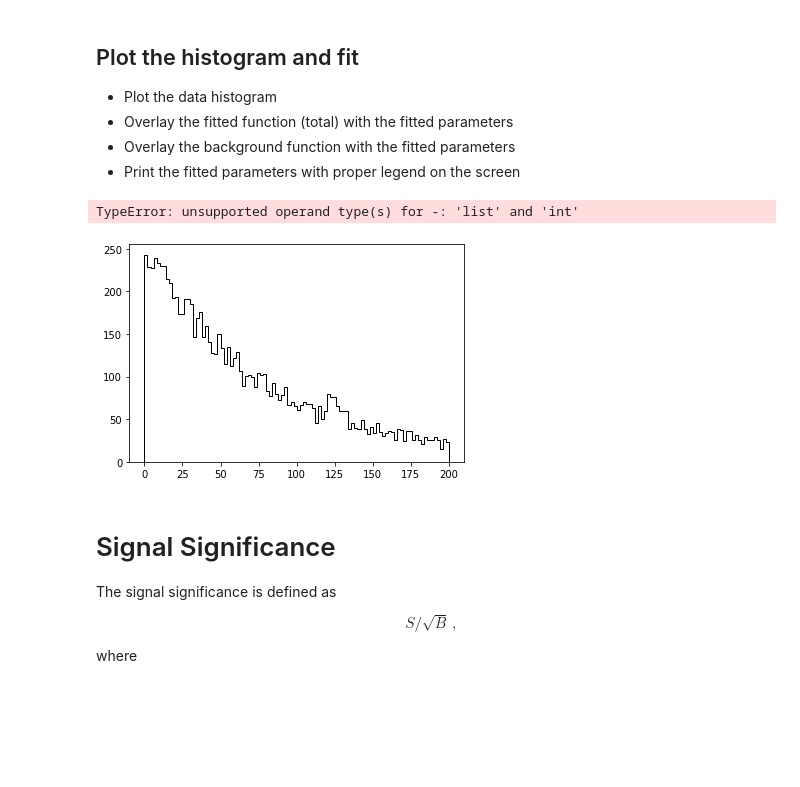
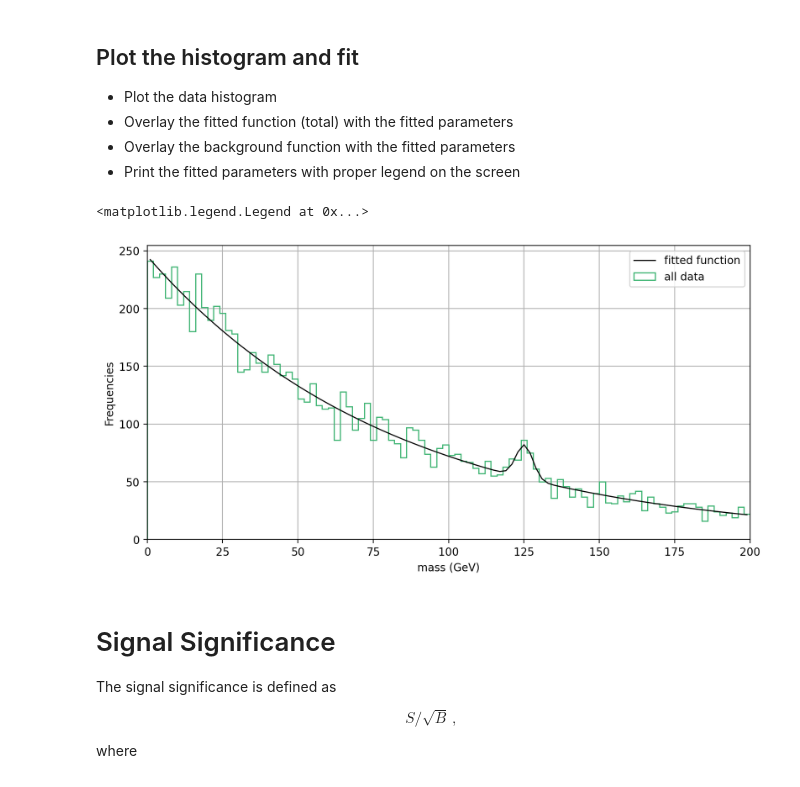
Before and after one commit to emanuelitoss/cmp_2122, a Jupyter notebook: Higgs_spectrum.ipynb, the cells around one changed output. Cells and saved outputs as stored; diff of their text form; code cells hidden in the pictures; blank space fills up the shorter version.

```diff
--- a/Higgs_spectrum.ipynb
+++ b/Higgs_spectrum.ipynb
@@ -148,5 +149,6 @@ Plot the merged data and make sure it is indeed the sum of the two sub-samples.
 plt.title("Events distribution")
 plt.xlabel("Mass (GeV)")
 plt.ylabel("Number of events")
-binned_data, bins, _ = plt.hist(data, bins=n_bins, label='all data', color='black', histtype='step', range=(x_min, x_max))
+binned_data, bins, _ = plt.hist(data, bins=n_bins, label='all data', color='mediumpurple', histtype='step', range=(x_min, x_max))
+plt.legend("Signal + Background")
 # %% [output]
@@ -166,4 +169,6 @@ Using a comprehension, prepare a list `center_bins` from `bins` with length of `
 # %%
 center_bins = list(bins + bin_width/2)
 center_bins.pop()
+center_bins = np.array(center_bins)
+print(type(center_bins), center_bins)
 # %% [output]
@@ -196,8 +208,8 @@ def sig(x, Norm = n_sig_0, mean = m_sig, width = w_sig):
 def bkg(x, Norm = n_bkg_0, alpha = 80):
   return Norm*np.exp(-x/alpha)
 
-def total(x, NormSig = n_sig_0, mean = m_sig, width = w_sig, Norm = n_bkg_0, alpha = 80):
-  return sig(x, NormSig) + bkg(x)
+def total(x, NormSig = n_sig_0, mean = m_sig, width = w_sig, NormBkg = n_bkg_0, alpha = 80):
+  return sig(x, NormSig, mean, width) + bkg(x, NormBkg, alpha)
 # %% [markdown]
 ## Plot fit function
 
@@ -248,11 +264,20 @@ print(pars_cov)
 - Overlay the background function with the fitted parameters
 - Print the fitted parameters with proper legend on the screen
 # %%
-plt.hist(data, bins=n_bins, label='all data', color='black', histtype='step', range=(x_min, x_max))
-plt.plot(center_bins, total(center_bins, pars), label='fitted function', color='seagreen')
+def fitted_total_function(x):
+    return total(x, pars[0], pars[1], pars[2], pars[3], pars[4])
+
+plt.figure(figsize=(10,5),dpi=200)
+plt.hist(data, bins=n_bins, label='all data', color='mediumseagreen', histtype='step', lw=1, range=(x_min, x_max))
+plt.plot(center_bins, fitted_total_function(center_bins), label='fitted function', lw=1, color='k')
+plt.xlim(x_min,x_max)
+plt.xlabel('mass (GeV)')
+plt.ylabel('Frequencies')
+plt.grid()
+plt.legend()
 # %% [output]
-TypeError: unsupported operand type(s) for -: 'list' and 'int'
+<matplotlib.legend.Legend at 0x...>
-[figure, old version]
+[figure, new version]
 # %% [markdown]
 # Signal Significance
 
```
Also changed, not shown: parts of 21 cells of this notebook.
